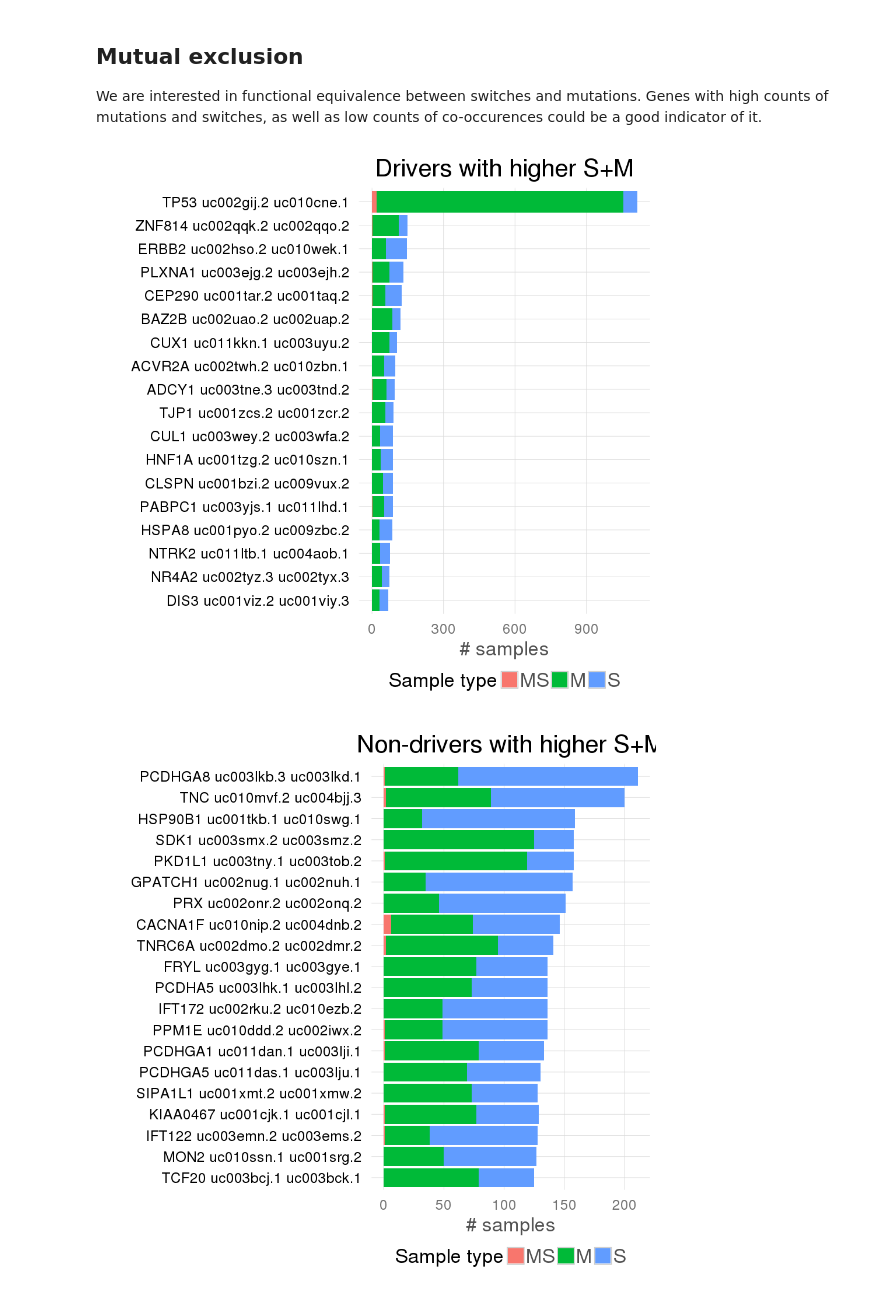
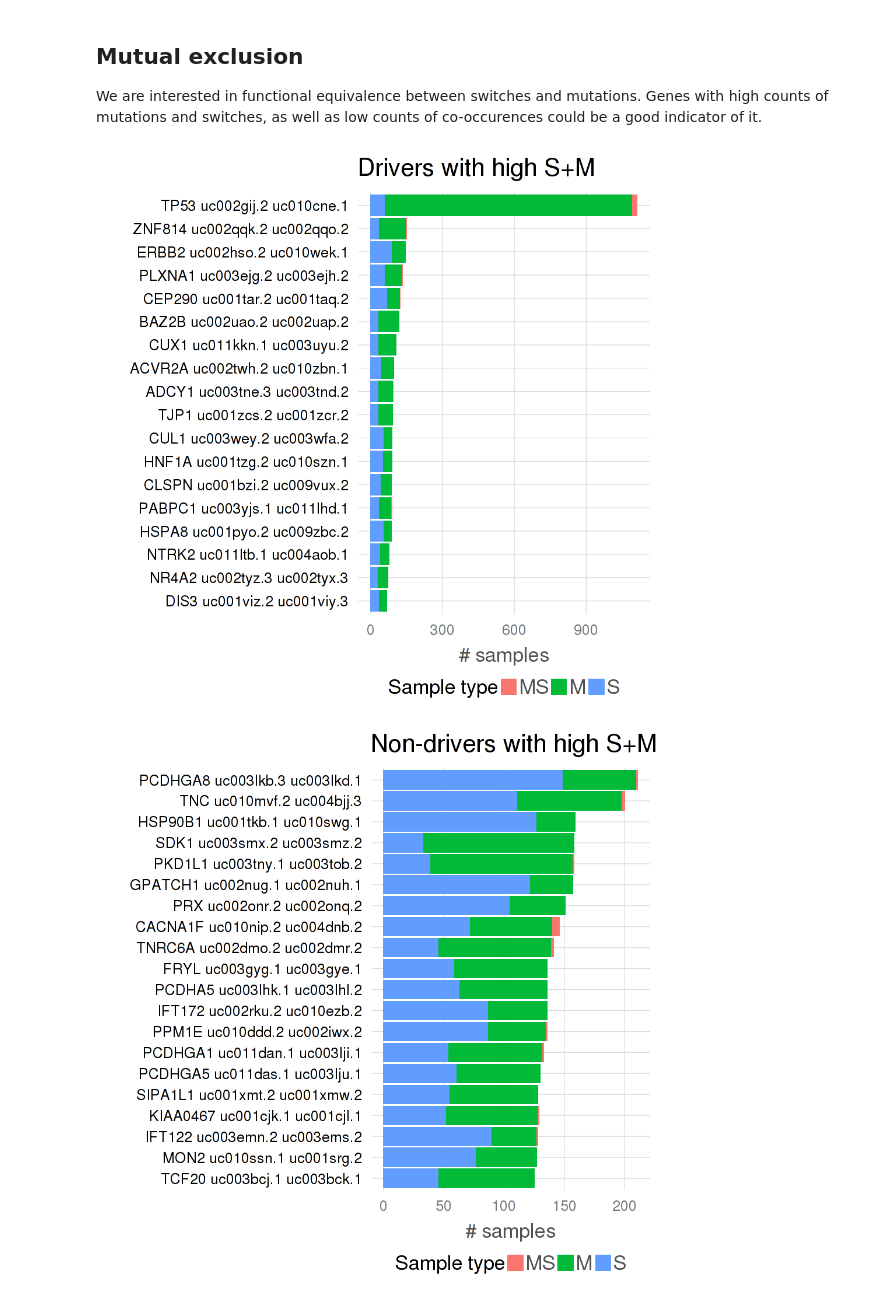
Before and after one commit to hclimente/smartas, a Jupyter notebook: mutations/wes_genes.ipynb, the cells around one changed output. Cells and saved outputs as stored; diff of their text form; code cells hidden in the pictures.

Commit message:
updated without less frequent switches
added ME plots

```diff
--- a/mutations/wes_genes.ipynb
+++ b/mutations/wes_genes.ipynb
@@ -6,9 +6,11 @@ source("~/wisdom/r/data_analysis_environment.R")
 source("~/wisdom/r/clean_theme.R")
 options(repr.plot.width=8, repr.plot.height=8)
 
+options("readr.num_columns" = 0)
+
 # read switch information
 switches <- read_tsv("../data/pancancer/candidateList_full.tsv") %>%
-    filter(Reliable==1 & Origin=="Tumor")
+    filter(Reliable==1)
 
 # read mutual exclusion info
 wes <- read_tsv("../data/pancancer/mutations/gene_functional_mutations_all_switches.txt") %>%
@@ -89,36 +80,36 @@ df <- df %>%
     arrange(M + S) %>%
     mutate(Switch = paste(Symbol,Normal_transcript,Tumor_transcript, sep=" "),
            Switch = factor(Switch, levels=Switch))
 
 # plot top 20 drivers
 df %>%
     filter(Driver==1) %>%
     tail(n=20) %>%
     subset(select=c("Switch","MS","M","S")) %>%
-    melt(id.vars=c("Switch")) %>%
+    reshape2::melt(id.vars=c("Switch")) %>%
     subset(value!=0) %>%
     ggplot() +
         geom_bar(aes(x=Switch,y=value, fill=variable),stat="identity") +
         coord_flip() +
-        labs(x="", y="# samples", fill="Sample type", title="Drivers with higher S+M") +
+        labs(x="", y="# samples", fill="Sample type", title="Drivers with high S+M") +
         clean_theme() +
         theme(text = element_text(size=20), legend.position="bottom",
               axis.text.y=element_text(hjust=1,vjust=0.5,colour="black"))
 
 # plot top 20 non-drivers
 df %>%
     filter(Driver==0) %>%
     tail(n=20) %>%
     subset(select=c("Switch","MS","M","S")) %>%
-    melt(id.vars=c("Switch")) %>%
+    reshape2::melt(id.vars=c("Switch")) %>%
     subset(value!=0)  %>%
     ggplot() +
         geom_bar(aes(x=Switch,y=value, fill=variable),stat="identity") +
         coord_flip() +
-        labs(x="", y="# samples", fill="Sample type", title="Non-drivers with higher S+M") +
+        labs(x="", y="# samples", fill="Sample type", title="Non-drivers with high S+M") +
         clean_theme() +
         theme(text = element_text(size=20), legend.position="bottom",
               axis.text.y=element_text(hjust=1,vjust=0.5,colour="black"))
 # %% [output]
-[figure, old version]
+[figure, new version]
-[figure, old version]
+[figure, new version]
```
Also changed, not shown: parts of 4 cells of this notebook.
